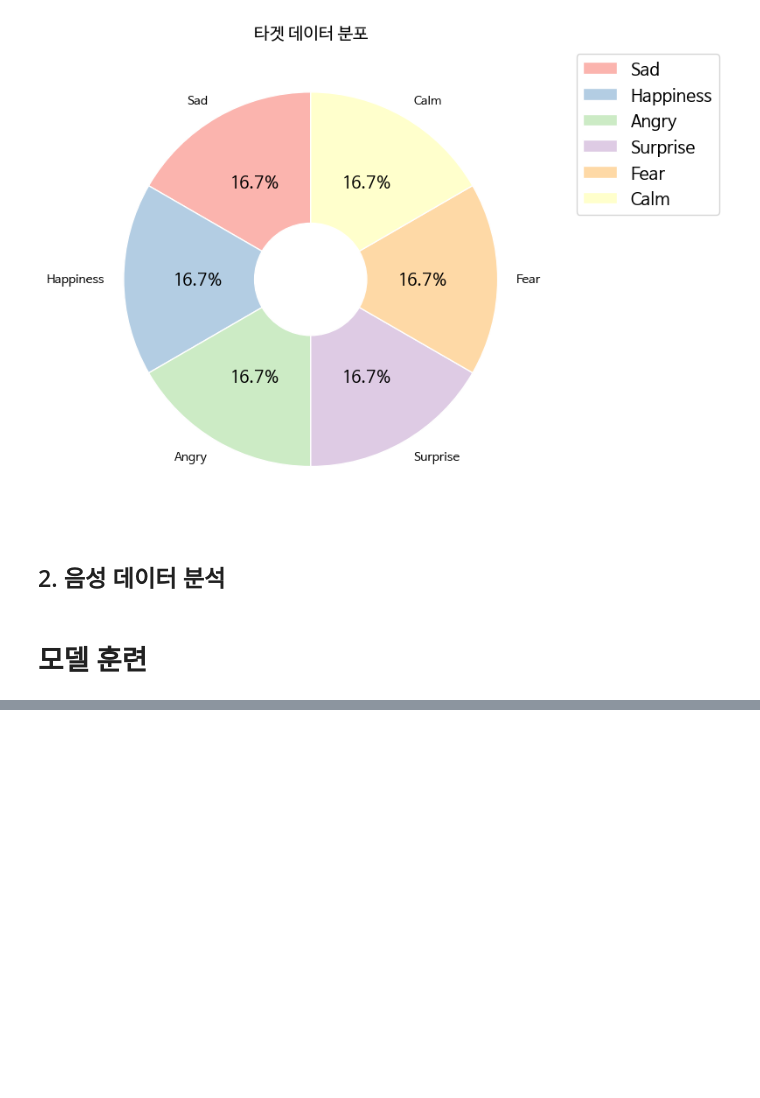
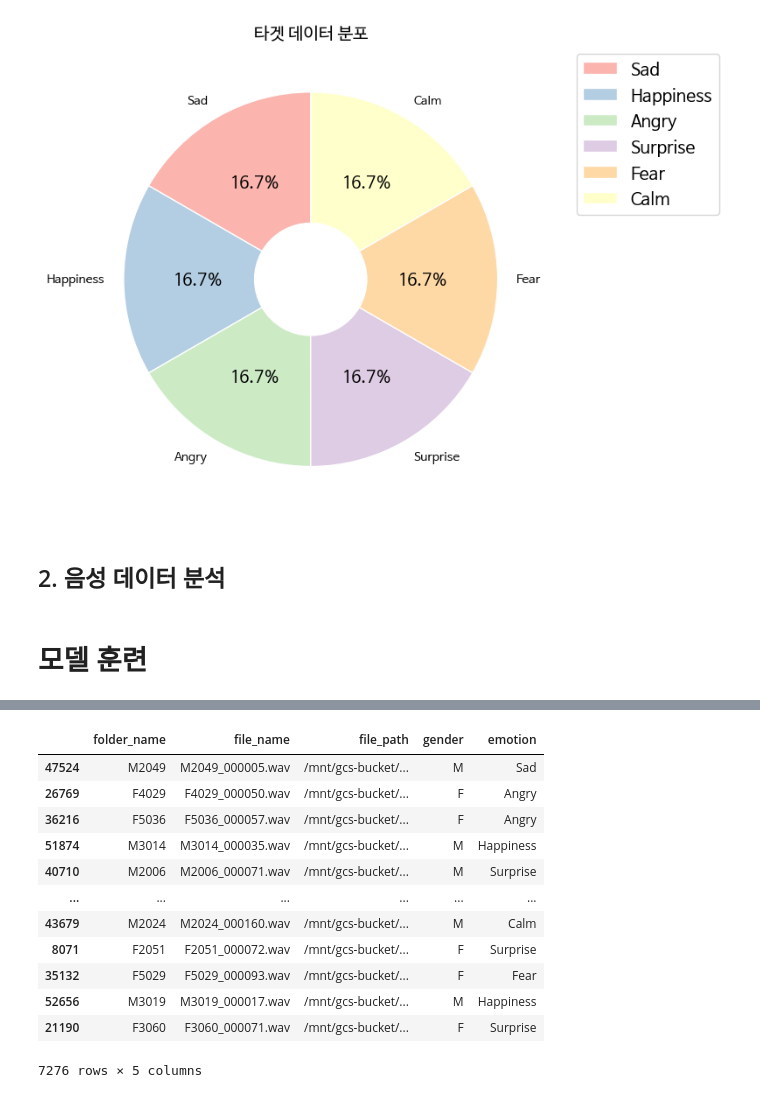
Before and after one commit to songseogyeong/project-deep_learning, a Jupyter notebook: 04_Emotion_Sound_Deep_Learning_Project/1Cycle.ipynb, the cells around one changed output, grey strips where cells are left out. Cells and saved outputs as stored; diff of their text form; code cells hidden in the pictures; blank space fills up the shorter version.

```diff
--- a/04_Emotion_Sound_Deep_Learning_Project/1Cycle.ipynb
+++ b/04_Emotion_Sound_Deep_Learning_Project/1Cycle.ipynb
@@ -555,0 +681,16 @@ import torch
+# %%
+val_df
+# %% [output]
+|  | folder_name | file_name | file_path | gender | emotion |
+| 47524 | M2049 | M2049_000005.wav | /mnt/gcs-bucket/... | M | Sad |
+| 26769 | F4029 | F4029_000050.wav | /mnt/gcs-bucket/... | F | Angry |
+| 36216 | F5036 | F5036_000057.wav | /mnt/gcs-bucket/... | F | Angry |
+| 51874 | M3014 | M3014_000035.wav | /mnt/gcs-bucket/... | M | Happiness |
+| 40710 | M2006 | M2006_000071.wav | /mnt/gcs-bucket/... | M | Surprise |
+| ... | ... | ... | ... | ... | ... |
+| 43679 | M2024 | M2024_000160.wav | /mnt/gcs-bucket/... | M | Calm |
+| 8071 | F2051 | F2051_000072.wav | /mnt/gcs-bucket/... | F | Surprise |
+| 35132 | F5029 | F5029_000093.wav | /mnt/gcs-bucket/... | F | Fear |
+| 52656 | M3019 | M3019_000017.wav | /mnt/gcs-bucket/... | M | Happiness |
+| 21190 | F3060 | F3060_000071.wav | /mnt/gcs-bucket/... | F | Surprise |
+7276 rows × 5 columns
```
Also changed, not shown: parts of 40 cells of this notebook.
